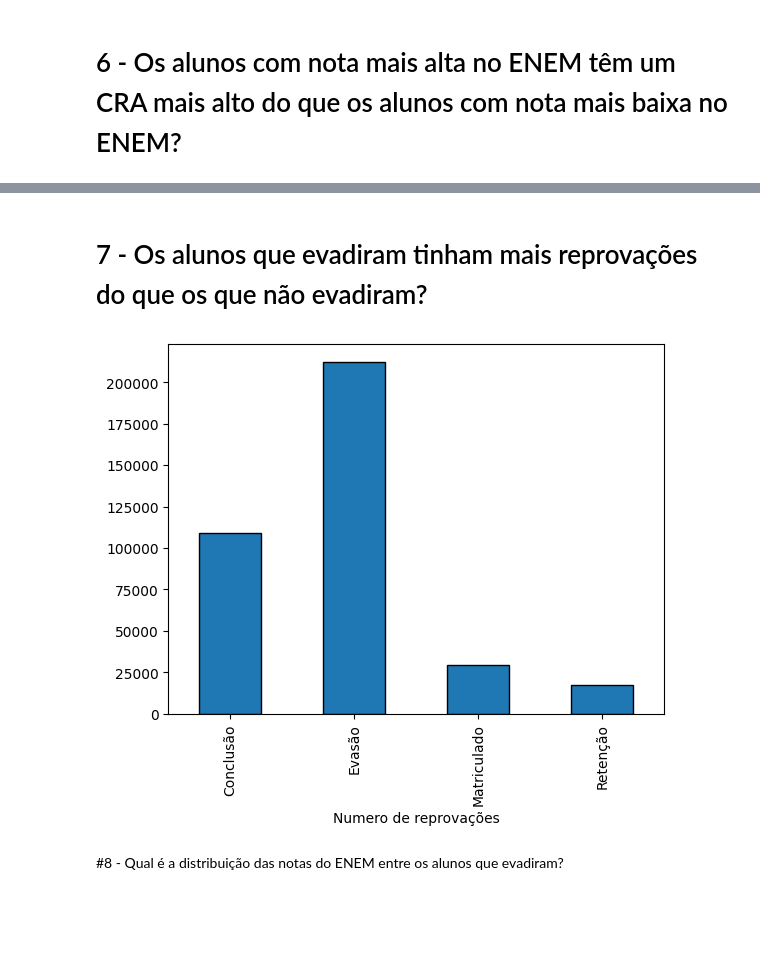
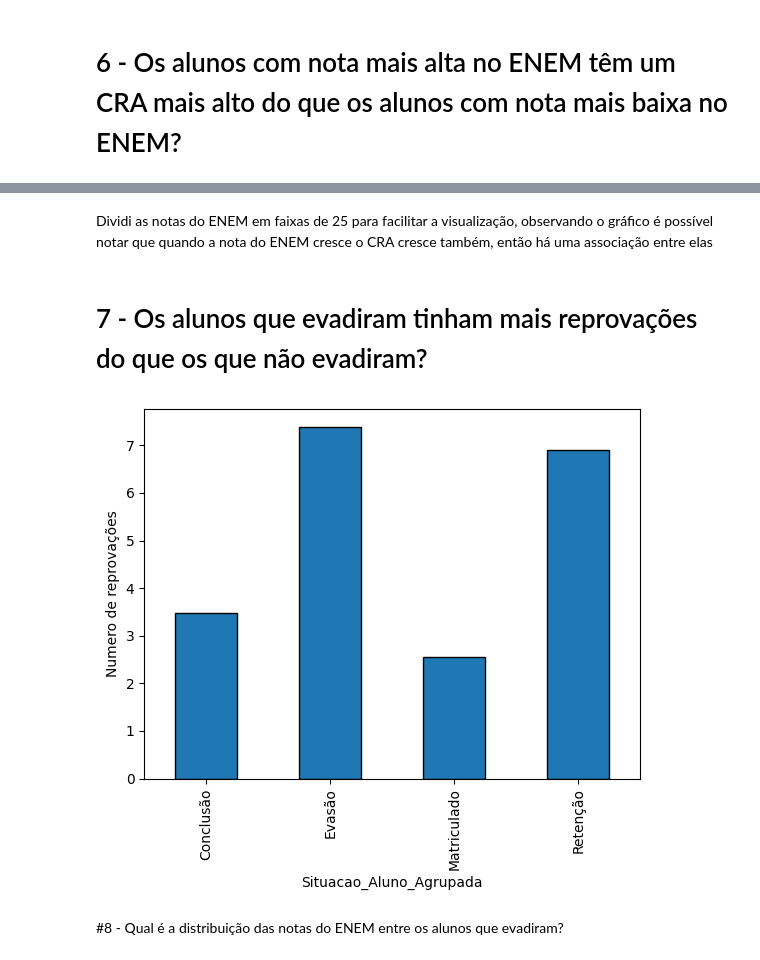
Before and after one commit to viniciusAAferreira/Projeto-Ciencia-de-Dados, a Jupyter notebook: trabalho_ccf425.ipynb, the cells around one changed output, grey strips where cells are left out. Saved outputs shown, nothing was run; the diff lists cells and outputs as text; code cells hidden in the pictures; blank space fills up the shorter version.

```diff
--- a/trabalho_ccf425.ipynb
+++ b/trabalho_ccf425.ipynb
@@ -41,10 +37,9 @@ Mounted at /content/drive
 Nessa primeira parte vamos fazer uma pequena análise inicial dos dados, descobrindo quais os dados que estão presentes e o que pode ser útil para nós.
 # %%
 # cria o dataframe com os dados do arquivo
-#df = pd.read_excel('Dados de estudantes da UFV - 2022-12-12 (2).ods')
+df = pd.read_excel('Dados de estudantes da UFV - 2022-12-12 (2).ods')
 #df = read_ods('/content/drive/MyDrive/CCF425/Dados de estudantes da UFV - 2022-12-12.ods', 1)
-df = read_ods('/content/Dados de estudantes da UFV - 2022-12-12.ods', 1)
-
+#df = pd.read_excel('Dados de estudantes da UFV - 2022-12-12 (2)', engine='odf')
 print('Informações gerais do dataframe:')
 df
 # %% [output]
@@ -237,13 +253,15 @@ Usando o mesmo gráfico da questão 1, podemos observer que a distribuição dos
+# %% [markdown]
+Dividi as notas do ENEM em faixas de 25 para facilitar a visualização, observando o gráfico é possível notar que quando a nota do ENEM cresce o CRA cresce também, então há uma associação entre elas
 # %% [markdown]
 # 7 - Os alunos que evadiram tinham mais reprovações do que os que não evadiram?
 # %%
 # Calcular frequência de evasão por gênero
-agrup_by_sit = df.groupby('Situacao_Aluno_Agrupada').sum()
+agrup_by_sit = df.groupby('Situacao_Aluno_Agrupada').mean()
 agrup_by_sit['Num_Reprovacoes'].plot(kind="bar",edgecolor='black')
-plt.xlabel('Numero de reprovações')
+plt.ylabel('Numero de reprovações')
 plt.show()
 # %% [output]
-[figure, old version]
+[figure, new version]
 # %% [markdown]
 #8 - Qual é a distribuição das notas do ENEM entre os alunos que evadiram?
 # %%
```
Also changed, not shown: parts of 6 cells of this notebook.
